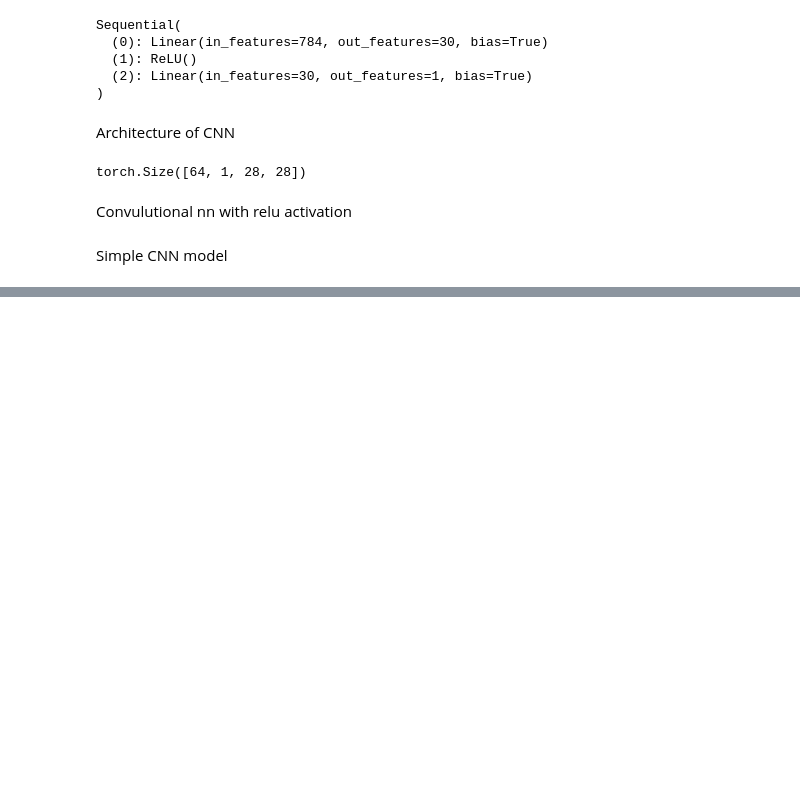
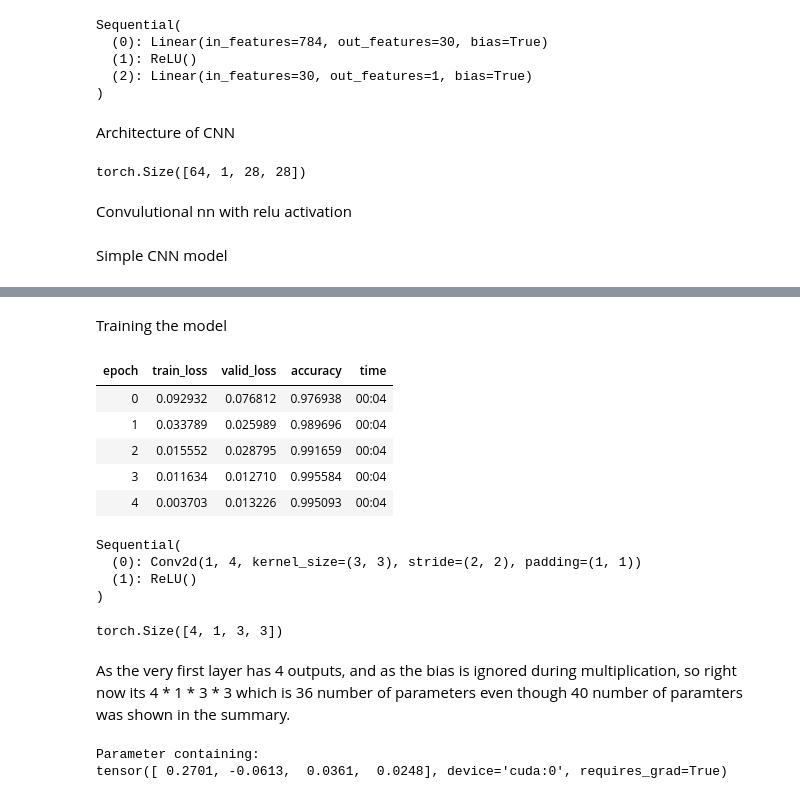
Before and after one commit to AsokTamang/Convolutional-Neural-Network, a Jupyter notebook: cnn-model.ipynb, the cells around one changed output, grey strips where cells are left out. Saved outputs shown, nothing was run; the diff lists cells and outputs as text; code cells hidden in the pictures; blank space fills up the shorter version.

```diff
--- a/cnn-model.ipynb
+++ b/cnn-model.ipynb
@@ -197,4 +197,4 @@ simple_cnn = sequential(
     conv(16,32),
     conv(32,2,act = False),
     Flatten(),
-)
+).to(x.device)
@@ -200,0 +207,3 @@ simple_cnn = sequential(
+# %%
+learn = Learner(dls,simple_cnn,loss_func = F.cross_entropy, metrics = accuracy)
+learn.summary()
@@ -200,0 +229,31 @@ simple_cnn = sequential(
+# %% [markdown]
+Training the model
+# %%
+learn.fit_one_cycle(5, 0.01)
+# %% [output]
+| epoch | train_loss | valid_loss | accuracy | time |
+| 0 | 0.092932 | 0.076812 | 0.976938 | 00:04 |
+| 1 | 0.033789 | 0.025989 | 0.989696 | 00:04 |
+| 2 | 0.015552 | 0.028795 | 0.991659 | 00:04 |
+| 3 | 0.011634 | 0.012710 | 0.995584 | 00:04 |
+| 4 | 0.003703 | 0.013226 | 0.995093 | 00:04 |
+# %%
+m = learn.model[0]  #our very first layer of neural network model
+m
+# %% [output]
+Sequential(
+  (0): Conv2d(1, 4, kernel_size=(3, 3), stride=(2, 2), padding=(1, 1))
+  (1): ReLU()
+)
+# %%
+m[0].weight #weight in the very first neural network model
+m[0].weight.shape
+# %% [output]
+torch.Size([4, 1, 3, 3])
+# %% [markdown]
+As the very first layer has 4 outputs, and as the bias is ignored during multiplication, so right now its 4 * 1 * 3 * 3 which is 36 number of parameters even though 40 number of paramters was shown in the summary.
+# %%
+m[0].bias  #bias in the very first layer of neural network
+# %% [output]
+Parameter containing:
+tensor([ 0.2701, -0.0613,  0.0361,  0.0248], device='cuda:0', requires_grad=True)
```
Also changed, not shown: parts of 4 cells of this notebook.
